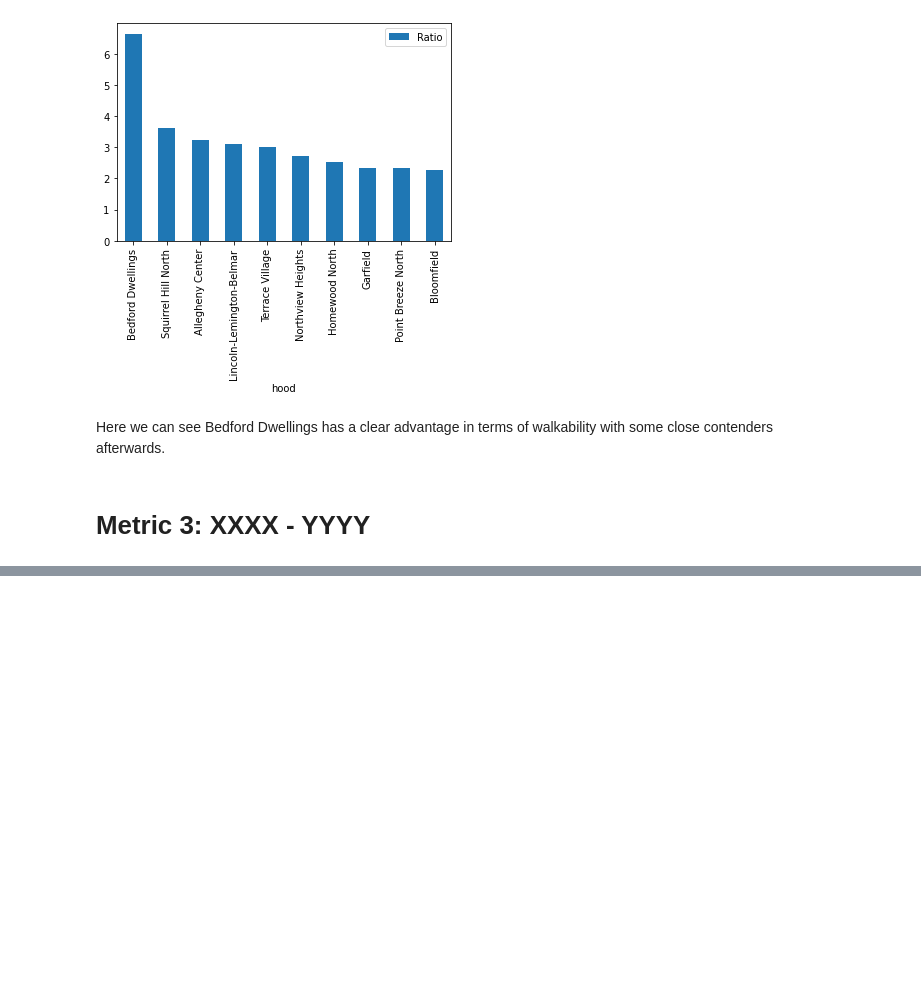
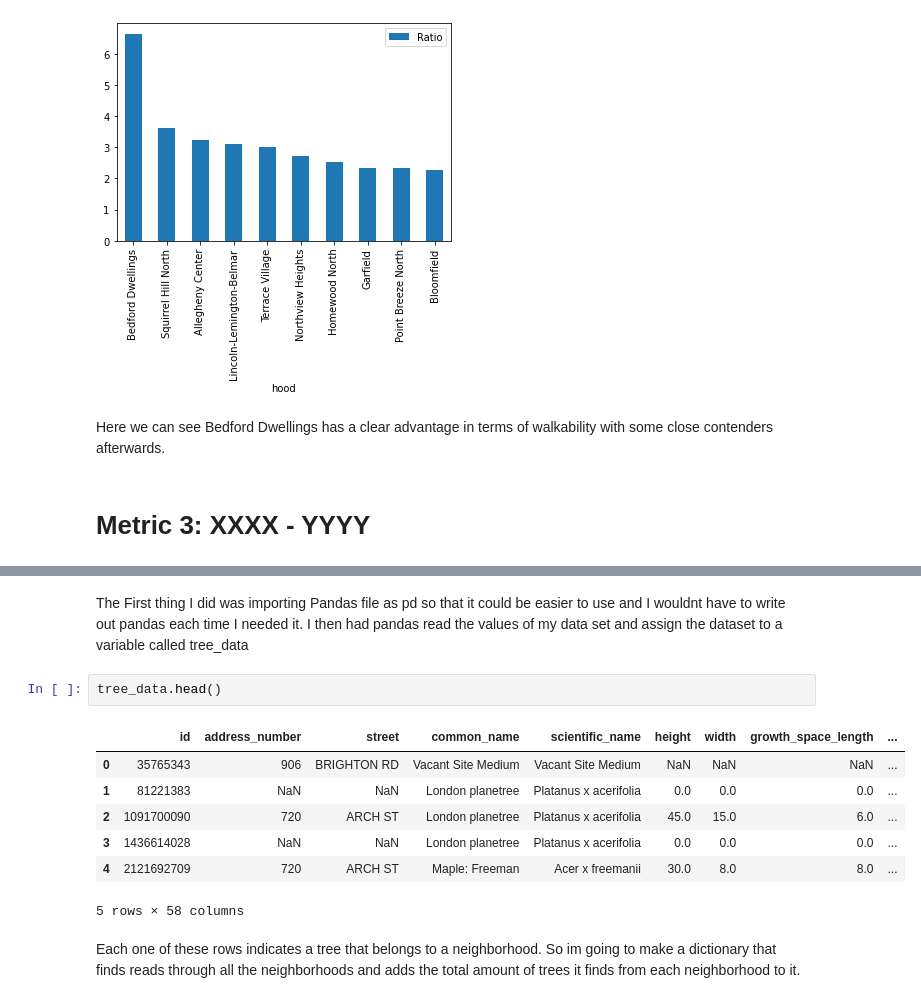
Before and after one commit to tok33/final-project, a Jupyter notebook: final.ipynb, the cells around one changed output, grey strips where cells are left out. Saved outputs shown, nothing was run; the diff lists cells and outputs as text; blank space fills up the shorter version.

```diff
--- a/final.ipynb
+++ b/final.ipynb
@@ -137,0 +146,14 @@ Here we can see Bedford Dwellings has a clear advantage in terms of walkability
+# %% [markdown]
+The First thing I did was importing Pandas file as pd so that it could be easier to use and I wouldnt have to write out pandas each time I needed it. I then had pandas read the values of my data set and assign the dataset to a variable called tree_data
+# %%
+tree_data.head()
+# %% [output]
+|  | id | address_number | street | common_name | scientific_name | height | width | growth_space_length | ... |
+| 0 | 35765343 | 906 | BRIGHTON RD | Vacant Site Medium | Vacant Site Medium | NaN | NaN | NaN | ... |
+| 1 | 81221383 | NaN | NaN | London planetree | Platanus x acerifolia | 0.0 | 0.0 | 0.0 | ... |
+| 2 | 1091700090 | 720 | ARCH ST | London planetree | Platanus x acerifolia | 45.0 | 15.0 | 6.0 | ... |
+| 3 | 1436614028 | NaN | NaN | London planetree | Platanus x acerifolia | 0.0 | 0.0 | 0.0 | ... |
+| 4 | 2121692709 | 720 | ARCH ST | Maple: Freeman | Acer x freemanii | 30.0 | 8.0 | 8.0 | ... |
+5 rows × 58 columns
+# %% [markdown]
+Each one of these rows indicates a tree that belongs to a neighborhood. So im going to make a dictionary that finds reads through all the neighborhoods and adds the total amount of trees it finds from each neighborhood to it.
```
Also changed, not shown: parts of 14 cells of this notebook.
